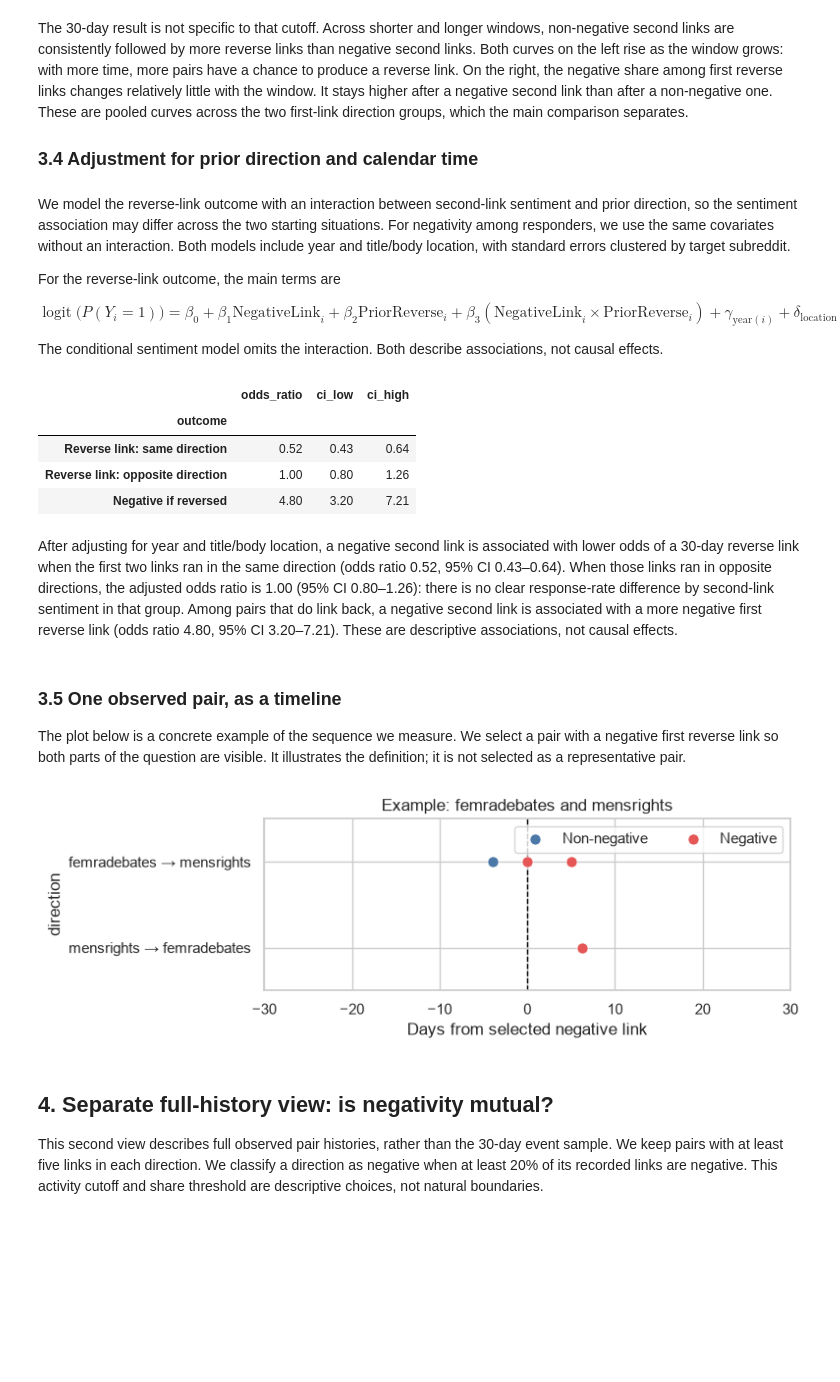
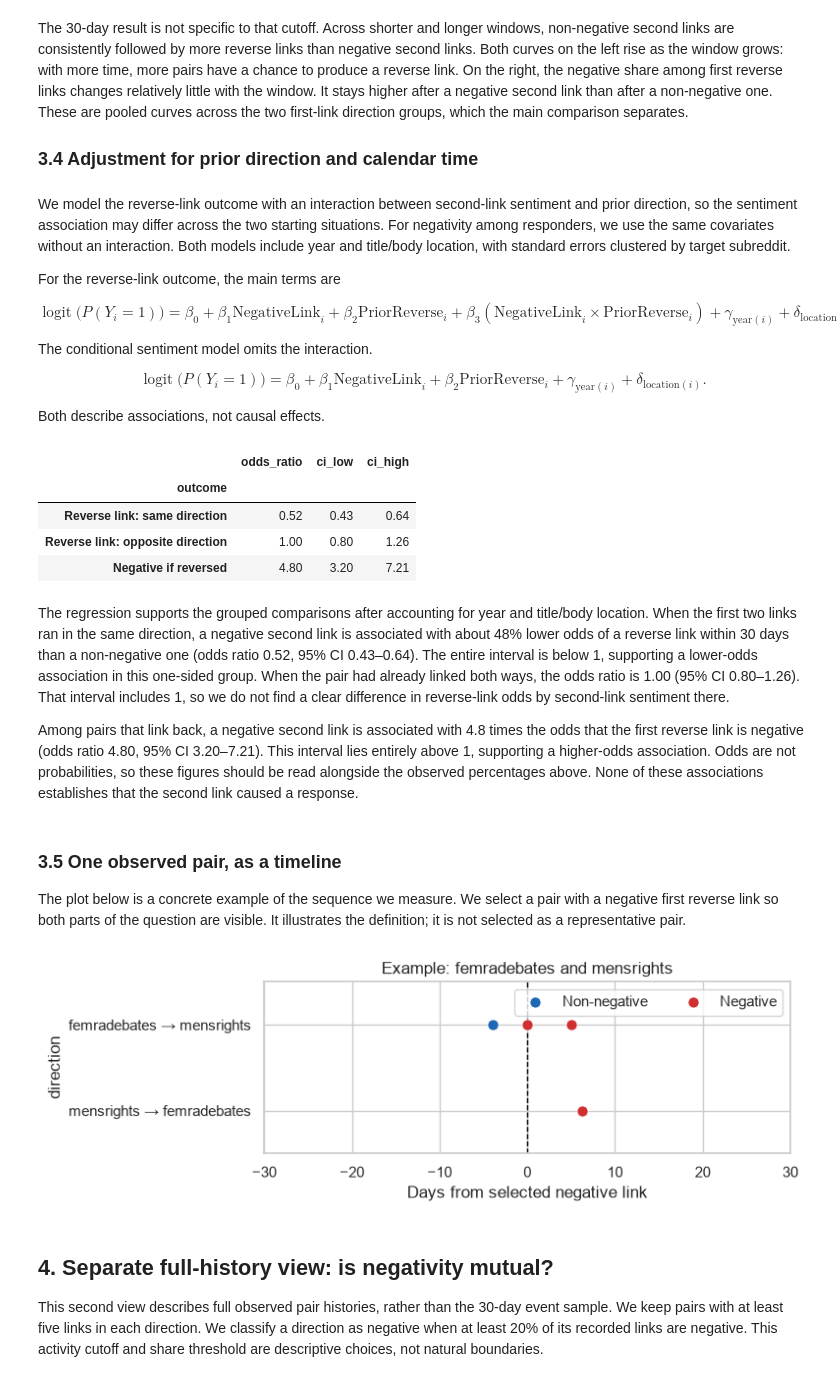
Before and after one commit to RomainFast121/ada_project, a Jupyter notebook: research_question_2.ipynb, the cells around one changed output. Saved outputs shown, nothing was run; the diff lists cells and outputs as text; code cells hidden in the pictures; blank space fills up the shorter version.

Commit message:
second point done

```diff
--- a/research_question_2.ipynb
+++ b/research_question_2.ipynb
@@ -235,7 +235,7 @@ for ax, column, title, ylabel in [
     (axes[1], "negative_given_reverse", "Negative among reverse links", "Responding pairs (%)")
 ]:
     sns.barplot(data=plot_data, x="first_link_direction", y=column, hue="group",
-                hue_order=["Non-negative", "Negative"], palette=["#4C78A8", "#E45756"], ax=ax)
+                hue_order=["Non-negative", "Negative"], palette=["#1E67B5", "#D02F2F"], ax=ax)
     ax.yaxis.set_major_formatter(plt.FuncFormatter(lambda value, _: f"{value:.0%}"))
     ax.set(title=title, xlabel="First link relative to second", ylabel=ylabel)
     ax.legend_.remove()
@@ -284,7 +284,7 @@ for ax, (numerator, denominator, title, ylabel) in zip(axes, comparisons):
     rates = successes / totals
     lower, upper = proportion_confint(successes, totals, method="wilson")
     sns.barplot(x=response.index, y=rates * 100, hue=response.index, legend=False,
-                palette={"Non-negative": "#4C78A8", "Negative": "#E45756"}, ax=ax)
+                palette={"Non-negative": "#1E67B5", "Negative": "#D02F2F"}, ax=ax)
     ax.errorbar(range(2), rates * 100, yerr=[(rates - lower) * 100, (upper - rates) * 100],
                 fmt="none", color="black", capsize=4)
     ax.set(title=title, xlabel="Second link", ylabel=ylabel)
@@ -354,7 +354,11 @@ For the reverse-link outcome, the main terms are
 
 $$\operatorname{logit}\bigl(P(Y_i=1)\bigr)=\beta_0+\beta_1\mathrm{NegativeLink}_i+\beta_2\mathrm{PriorReverse}_i+\beta_3(\mathrm{NegativeLink}_i\times\mathrm{PriorReverse}_i)+\gamma_{\mathrm{year}(i)}+\delta_{\mathrm{location}(i)}.$$
 
-The conditional sentiment model omits the interaction. Both describe associations, not causal effects.
+The conditional sentiment model omits the interaction.
+
+$$\operatorname{logit}\bigl(P(Y_i=1)\bigr)=\beta_0+\beta_1\mathrm{NegativeLink}_i+\beta_2\mathrm{PriorReverse}_i+\gamma_{\mathrm{year}(i)}+\delta_{\mathrm{location}(i)}.$$
+
+Both describe associations, not causal effects.
 # %%
 # Allow the sentiment association with a reverse link to differ by prior direction.
 events["negative_link"] = events["negative_event"].astype(int)
@@ -399,7 +403,9 @@ display(model_table.style.format({"odds_ratio": "{:.2f}",
 | Reverse link: opposite direction | 1.00 | 0.80 | 1.26 |
 | Negative if reversed | 4.80 | 3.20 | 7.21 |
 # %% [markdown]
-After adjusting for year and title/body location, a negative second link is associated with lower odds of a 30-day reverse link when the first two links ran in the same direction (odds ratio 0.52, 95% CI 0.43–0.64). When those links ran in opposite directions, the adjusted odds ratio is 1.00 (95% CI 0.80–1.26): there is no clear response-rate difference by second-link sentiment in that group. Among pairs that do link back, a negative second link is associated with a more negative first reverse link (odds ratio 4.80, 95% CI 3.20–7.21). These are descriptive associations, not causal effects.
+The regression supports the grouped comparisons after accounting for year and title/body location. When the first two links ran in the same direction, a negative second link is associated with about 48% lower odds of a reverse link within 30 days than a non-negative one (odds ratio 0.52, 95% CI 0.43–0.64). The entire interval is below 1, supporting a lower-odds association in this one-sided group. When the pair had already linked both ways, the odds ratio is 1.00 (95% CI 0.80–1.26). That interval includes 1, so we do not find a clear difference in reverse-link odds by second-link sentiment there.
+
+Among pairs that link back, a negative second link is associated with 4.8 times the odds that the first reverse link is negative (odds ratio 4.80, 95% CI 3.20–7.21). This interval lies entirely above 1, supporting a higher-odds association. Odds are not probabilities, so these figures should be read alongside the observed percentages above. None of these associations establishes that the second link caused a response.
 # %% [markdown]
 ### 3.5 One observed pair, as a timeline
 
@@ -407,33 +413,33 @@ The plot below is a concrete example of the sequence we measure. We select a pai
 # %%
 returned = events.loc[events["reverse_30d"]].copy()
 example = returned.loc[returned["negative_event"] & returned["negative_reverse_30d"]].sort_values(
     ["time", "pair_a", "pair_b"]).iloc[0]
 example_links = links.loc[
     links["pair_a"].eq(example["pair_a"]) & links["pair_b"].eq(example["pair_b"])
     & links["time"].between(example["time"] - follow_up, example["time"] + follow_up)
 ].copy()
 example_links["days_from_event"] = (
     example_links["time"] - example["time"]).dt.total_seconds() / 86400
 example_links["direction"] = np.where(
     example_links["SOURCE_SUBREDDIT"].eq(example["SOURCE_SUBREDDIT"]), 1, 0)
 
 # Show one observed sequence, not a representative pair.
 fig, ax = plt.subplots(figsize=(8, 2.8))
-for sentiment, color, label in [(1, "#4C78A8", "Non-negative"),
-                                (-1, "#E45756", "Negative")]:
+for sentiment, color, label in [(1, "#1E67B5", "Non-negative"),
+                                (-1, "#D02F2F", "Negative")]:
     part = example_links.loc[example_links["LINK_SENTIMENT"].eq(sentiment)]
     sns.scatterplot(x=part["days_from_event"], y=part["direction"], ax=ax,
                s=65, color=color, label=label, zorder=3)
 ax.axvline(0, color="black", linestyle="--", linewidth=1)
 ax.set(xlim=(-30, 30), ylim=(-0.5, 1.5), xlabel="Days from selected negative link",
        title=f"Example: {example['SOURCE_SUBREDDIT']} and {example['TARGET_SUBREDDIT']}")
 ax.set_yticks([0, 1], [f"{example['TARGET_SUBREDDIT']} → {example['SOURCE_SUBREDDIT']}",
                         f"{example['SOURCE_SUBREDDIT']} → {example['TARGET_SUBREDDIT']}"])
 ax.legend(loc="upper right", ncol=2)
 fig.tight_layout()
 plt.show()
 # %% [output]
-[figure, old version]
+[figure, new version]
 # %% [markdown]
 ## 4. Separate full-history view: is negativity mutual?
 
```
Also changed, not shown: parts of 4 cells of this notebook.
